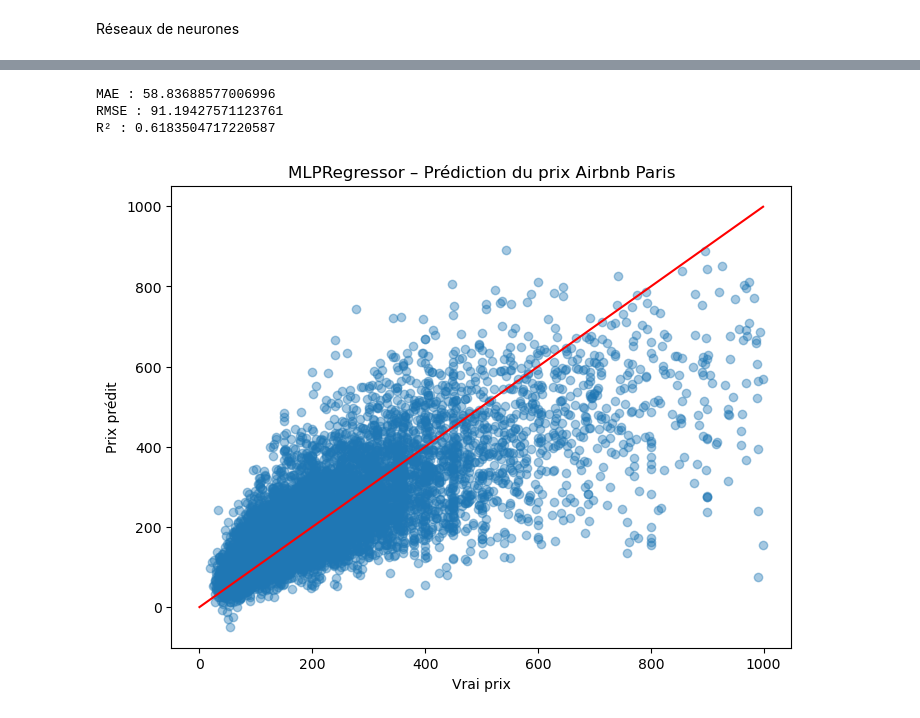
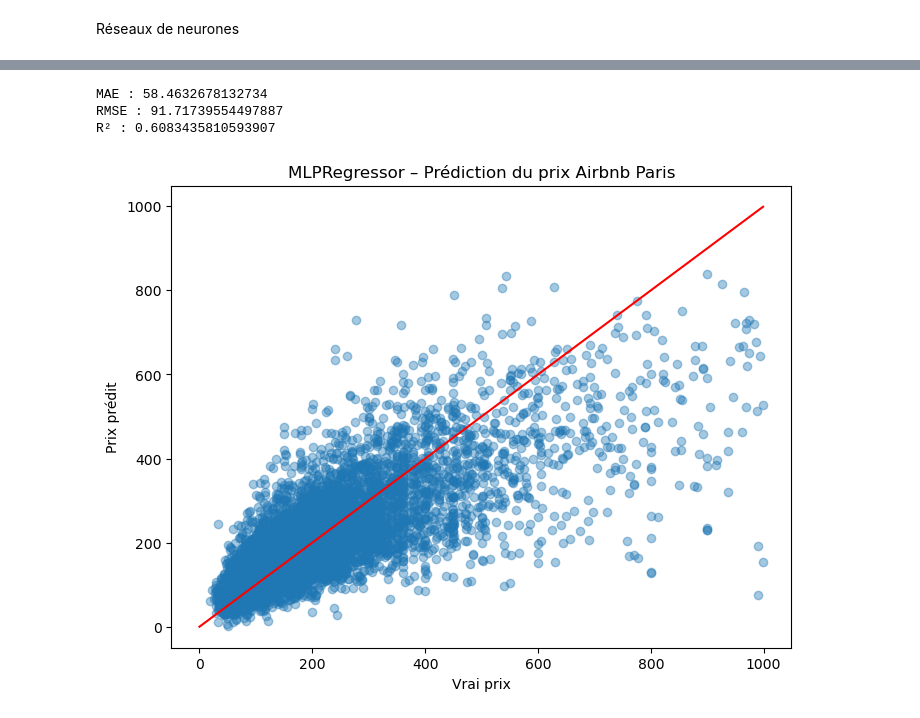
Before and after one commit to AlexandreRochaQ/projet_airbnb, a Jupyter notebook: airbnb.ipynb, the cells around one changed output, grey strips where cells are left out. Drawn from its saved outputs; the diff is of its cells as text; code cells hidden in the pictures.

```diff
--- a/airbnb.ipynb
+++ b/airbnb.ipynb
@@ -120,7 +120,7 @@ data_model = data[cols_X + ["price"]].dropna()
 X = data_model[cols_X]
 y = data_model["price"]
 X_train, X_test, y_train, y_test = train_test_split(
-    X, y, test_size=0.3, random_state=42
+    X, y, test_size=0.2, random_state=42
 )
 
 scaler = StandardScaler()
@@ -130,34 +130,34 @@ X_test_scaled = scaler.transform(X_test)
 
 mlp = MLPRegressor(
     hidden_layer_sizes=(64, 32),
     activation="relu",
     solver="adam",
     max_iter=500,
     random_state=42
 )
 
 mlp.fit(X_train_scaled, y_train)
 
 y_pred = mlp.predict(X_test_scaled)
 
 mae = mean_absolute_error(y_test, y_pred)
 mse = mean_squared_error(y_test, y_pred)
 rmse = np.sqrt(mse)
 r2 = r2_score(y_test, y_pred)
 
 print("MAE :", mae)
 print("RMSE :", rmse)
 print("R² :", r2)
 
 plt.figure(figsize=(8, 6))
 plt.scatter(y_test, y_pred, alpha=0.4)
 plt.xlabel("Vrai prix")
 plt.ylabel("Prix prédit")
 plt.title("MLPRegressor – Prédiction du prix Airbnb Paris")
 plt.plot([0, max(y_test)], [0, max(y_test)], color="red")
 plt.show()
 # %% [output]
-MAE : 58.83688577006996
-RMSE : 91.19427571123761
-R² : 0.6183504717220587
+MAE : 58.4632678132734
+RMSE : 91.71739554497887
+R² : 0.6083435810593907
-[figure, old version]
+[figure, new version]
```
Also changed, not shown: parts of 3 cells of this notebook.
